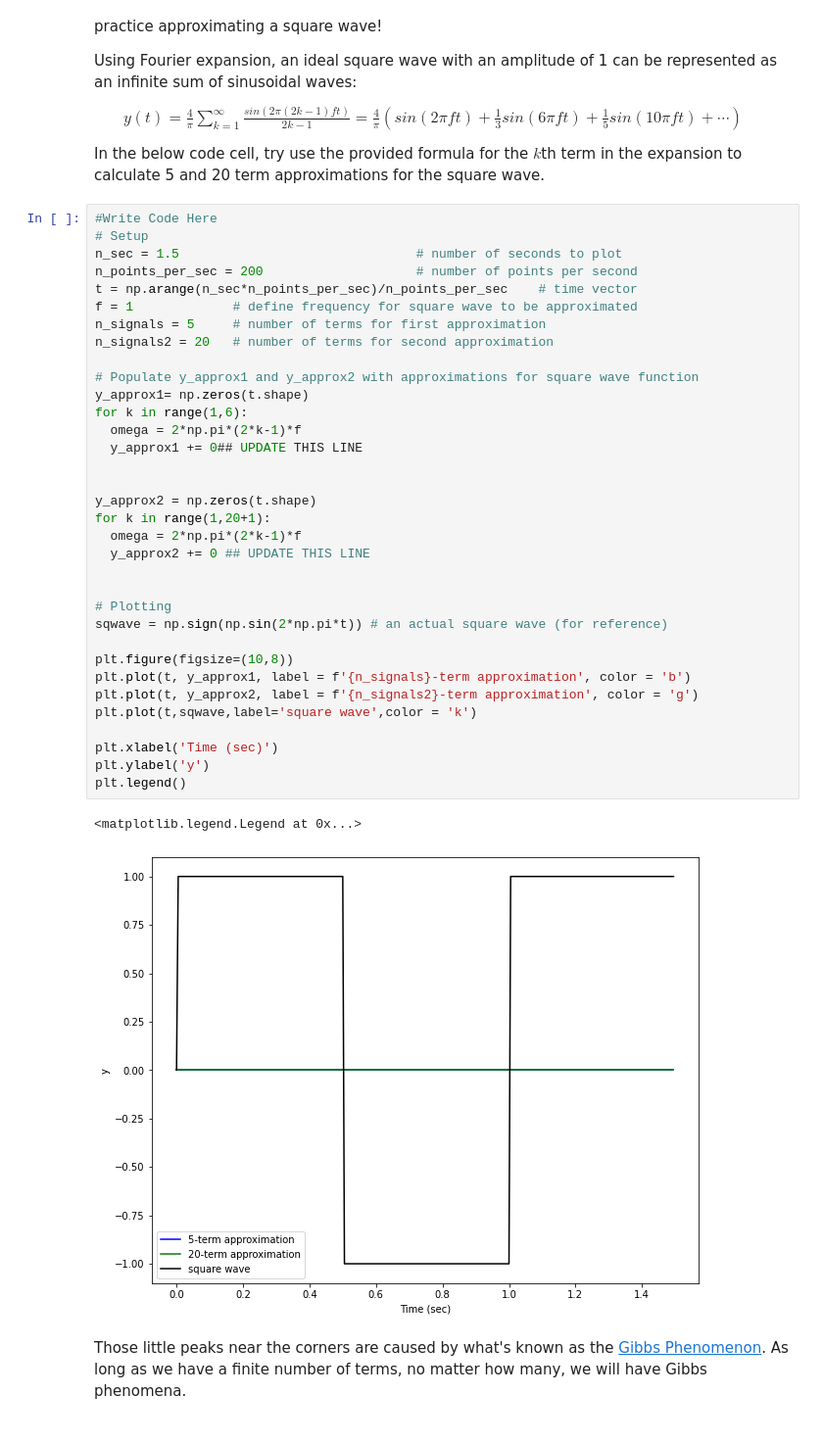
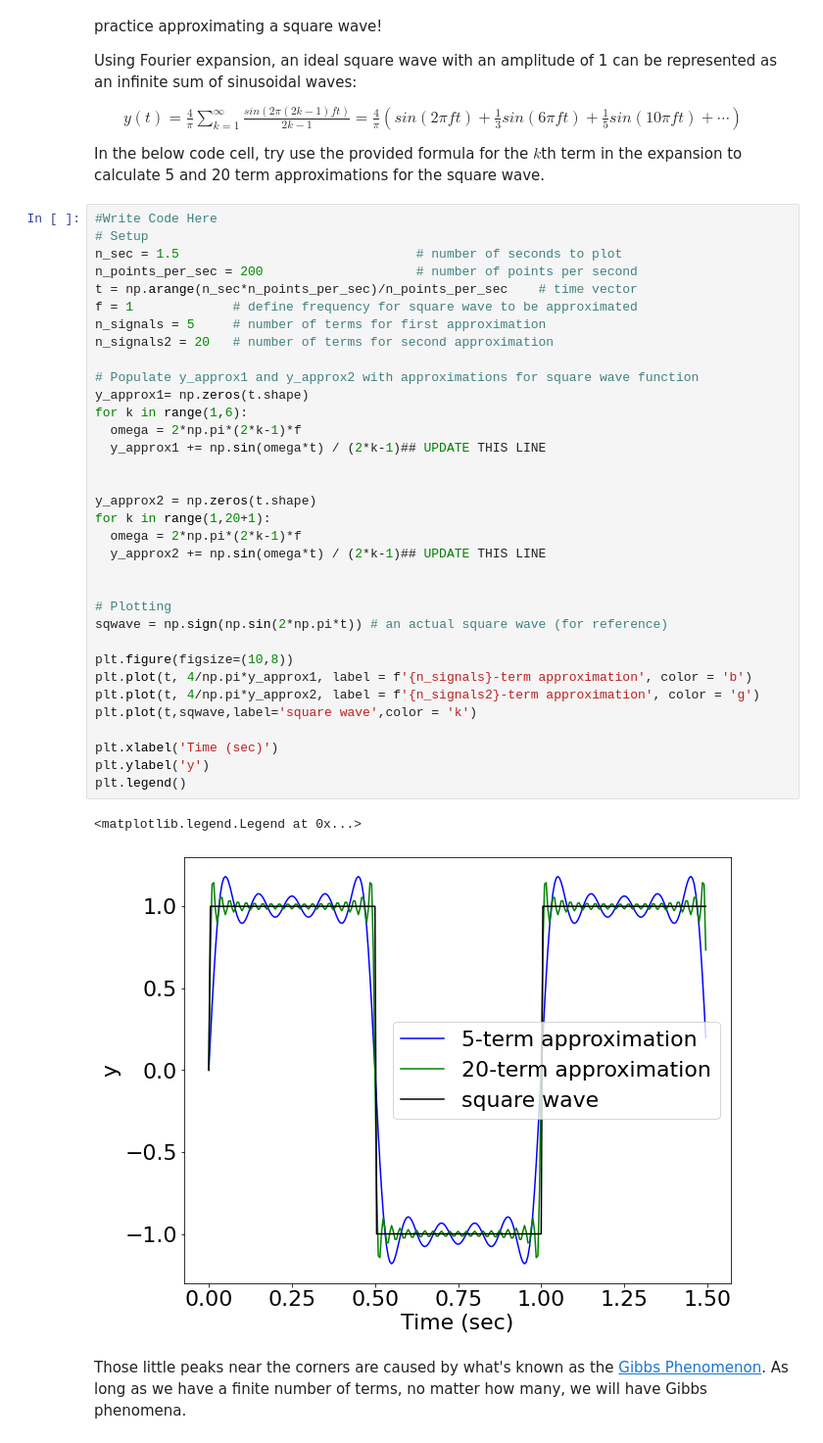
Before and after one commit to rapster1/Week2_Public, a Jupyter notebook: Notebooks/01_TimeSeries/TimeSeries_Exercises.ipynb, the cells around one changed output. Shown at 98% size. Cells and saved outputs as stored; diff of their text form.

```diff
--- a/Notebooks/01_TimeSeries/TimeSeries_Exercises.ipynb
+++ b/Notebooks/01_TimeSeries/TimeSeries_Exercises.ipynb
@@ -148,38 +146,38 @@ In the below code cell, try use the provided formula for the $k$th term in the e
 # Setup
 n_sec = 1.5                               # number of seconds to plot
 n_points_per_sec = 200                    # number of points per second
 t = np.arange(n_sec*n_points_per_sec)/n_points_per_sec    # time vector
 f = 1             # define frequency for square wave to be approximated
 n_signals = 5     # number of terms for first approximation
 n_signals2 = 20   # number of terms for second approximation
 
 # Populate y_approx1 and y_approx2 with approximations for square wave function
 y_approx1= np.zeros(t.shape)
 for k in range(1,6):
   omega = 2*np.pi*(2*k-1)*f
-  y_approx1 += 0## UPDATE THIS LINE
+  y_approx1 += np.sin(omega*t) / (2*k-1)## UPDATE THIS LINE
 
 
 y_approx2 = np.zeros(t.shape)
 for k in range(1,20+1):
   omega = 2*np.pi*(2*k-1)*f
-  y_approx2 += 0 ## UPDATE THIS LINE
+  y_approx2 += np.sin(omega*t) / (2*k-1)## UPDATE THIS LINE
 
 
 # Plotting
 sqwave = np.sign(np.sin(2*np.pi*t)) # an actual square wave (for reference)
 
 plt.figure(figsize=(10,8))
-plt.plot(t, y_approx1, label = f'{n_signals}-term approximation', color = 'b')
-plt.plot(t, y_approx2, label = f'{n_signals2}-term approximation', color = 'g')
+plt.plot(t, 4/np.pi*y_approx1, label = f'{n_signals}-term approximation', color = 'b')
+plt.plot(t, 4/np.pi*y_approx2, label = f'{n_signals2}-term approximation', color = 'g')
 plt.plot(t,sqwave,label='square wave',color = 'k')
 
 plt.xlabel('Time (sec)')
 plt.ylabel('y')
 plt.legend()
 # %% [output]
 <matplotlib.legend.Legend at 0x...>
-[figure, old version]
+[figure, new version]
 # %% [markdown]
 Those little peaks near the corners are caused by what's known as the [Gibbs Phenomenon](https://en.wikipedia.org/wiki/Gibbs_phenomenon). As long as we have a finite number of terms, no matter how many, we will have Gibbs phenomena.
 # %% [markdown]
```
Also changed, not shown: parts of 9 cells of this notebook.
